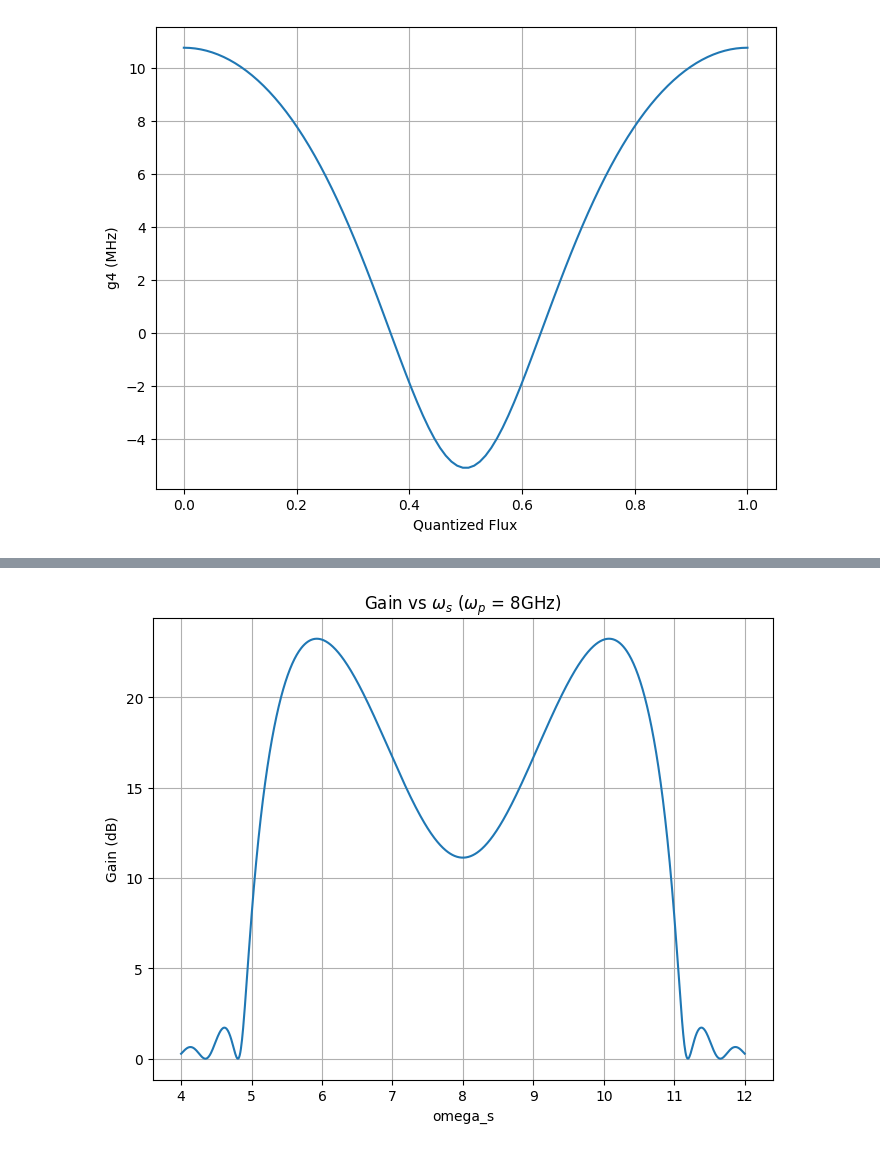
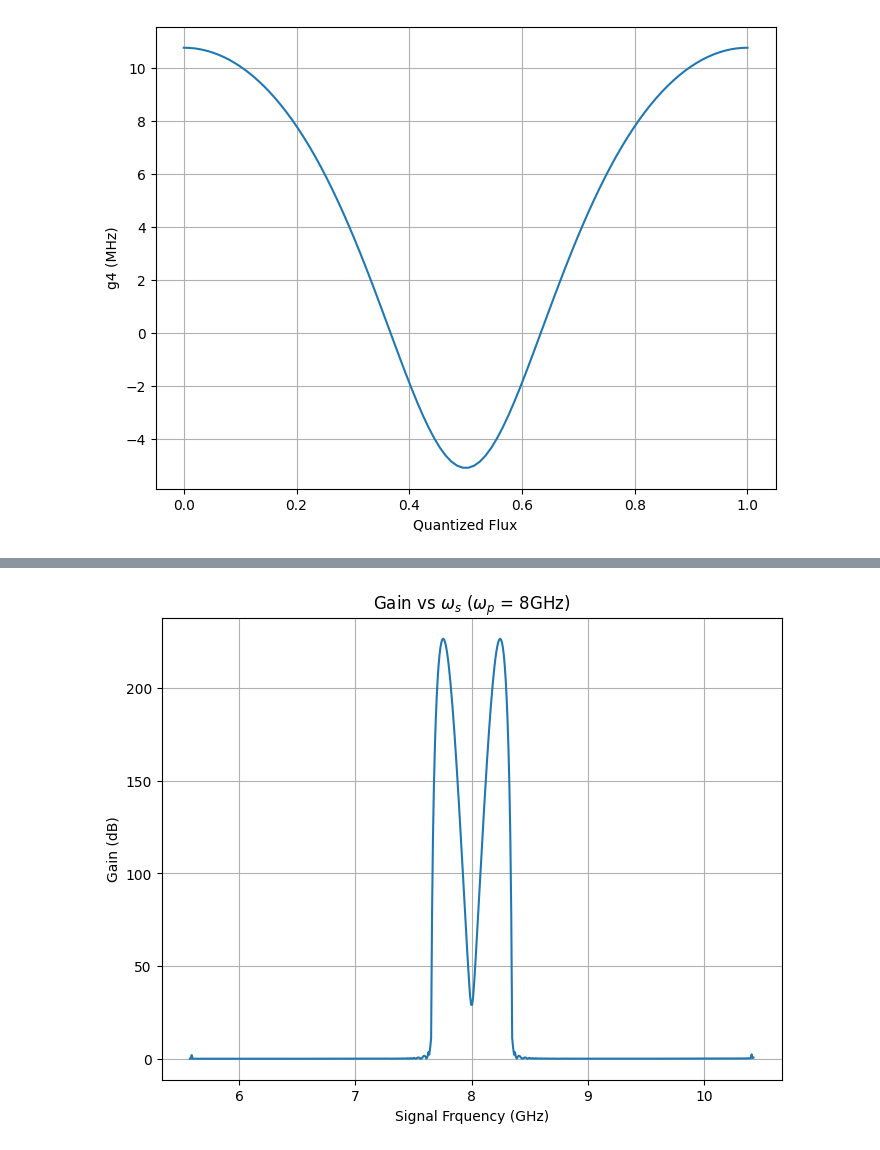
Before and after one commit to eliaslehman/AQT, a Jupyter notebook: Reverse Kerr Simulation.ipynb, the cells around one changed output, grey strips where cells are left out. Cells and saved outputs as stored; diff of their text form; code cells hidden in the pictures.

```diff
--- a/Reverse Kerr Simulation.ipynb
+++ b/Reverse Kerr Simulation.ipynb
@@ -292,13 +776,28 @@ plt.show()
 # %%
+sim = dispersion_in_JJ_metamaterial()
+sim.pump_frequency = 8				# in GHz
+sim.incident_pump_amplitude = 1.6
+
+sim.loss_tangent = -1e-6 			# loss tangent
+sim.number_of_loops = 15000			# number of loops in the transmission line
+sim.size_of_one_loop = 4e-6 	    # size of one SNAIL loop in m
+sim.I0 = 0.25e-6					# critical current of large junction
+sim.I0_ratio = 0.06				# ratio of critical currents in the SNAIL
+sim.C_g = 5e-15					    ## reduced ground capacitance (see notes)##
+sim.C_J = 50e-15					# junction capacitance
+
+sim.calculate_loop_parameters()
+
+
 omega_s_range = np.linspace(4, 12, 1000)
 gain_values = sim.gain_vs_freq(omega_s_range)
 
 plt.figure(figsize=(8, 6))
 plt.plot(omega_s_range, gain_values)
-plt.xlabel('omega_s')
+plt.xlabel('Signal Frquency (GHz)')
 plt.ylabel(r'Gain (dB)')
 plt.title(r'Gain vs $\omega_s$ ($\omega_p$ = 8GHz)')
 plt.grid(True)
 plt.show()
 # %% [output]
-[figure, old version]
+[figure, new version]
```
Also changed, not shown: parts of 35 cells of this notebook, 24 other files.
